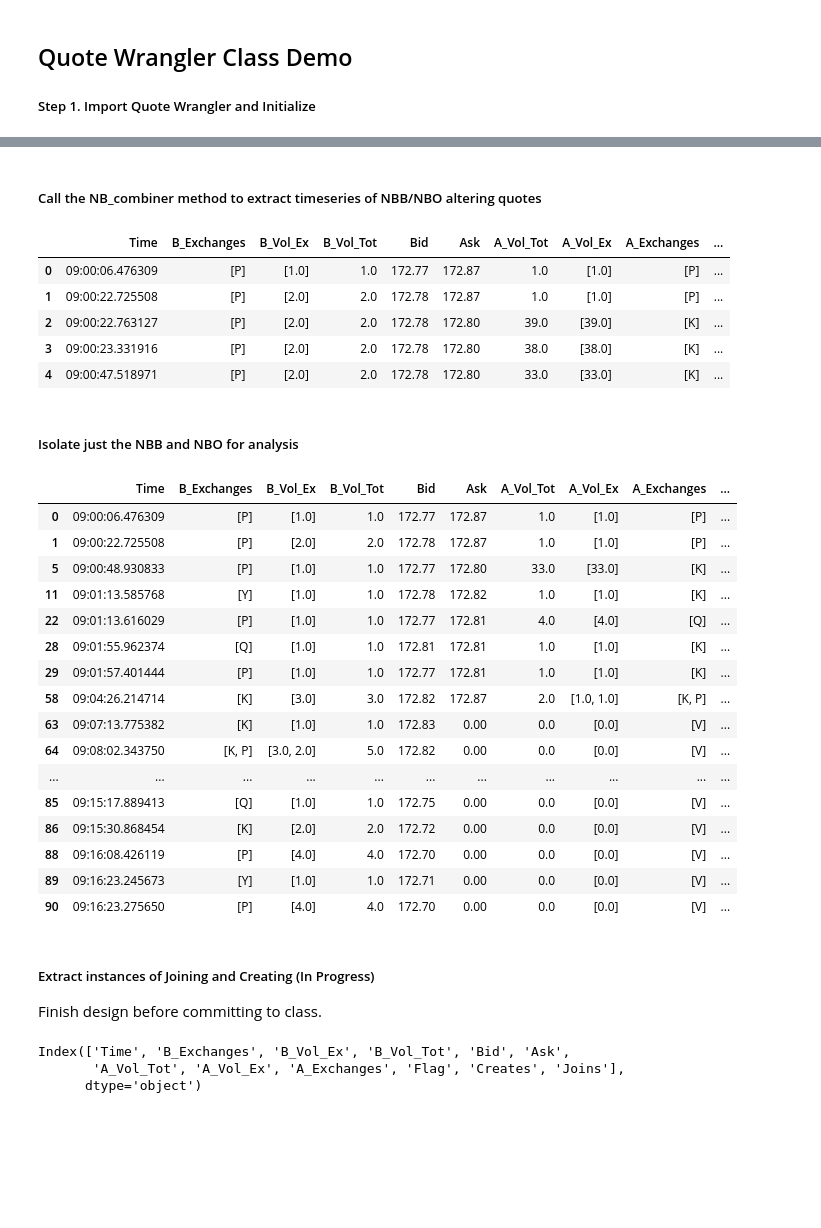
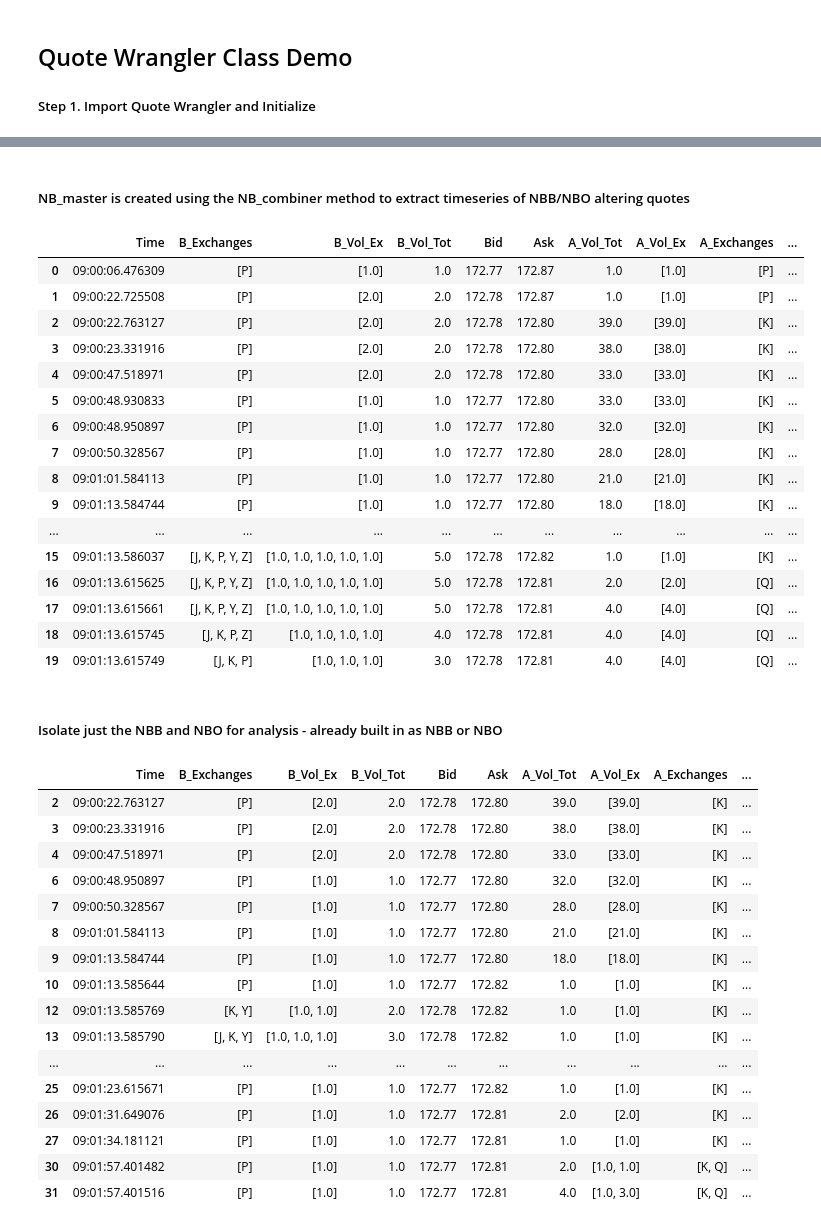
Before and after one commit to kevinramlal/QuotingBehaviour, a Jupyter notebook: TAQ/Notebooks/TAQ Quote Wrangler Demo.ipynb, the cells around one changed output, grey strips where cells are left out. Drawn from its saved outputs; the diff is of its cells as text; code cells hidden in the pictures; blank space fills up the shorter version.

Commit message:
Creating and Joining

```diff
--- a/TAQ/Notebooks/TAQ Quote Wrangler Demo.ipynb
+++ b/TAQ/Notebooks/TAQ Quote Wrangler Demo.ipynb
@@ -31,4 +31,4 @@ class Quote_Wrangler(builtins.object)
  |  __weakref__
  |      list of weak references to the object (if defined)
 # %% [markdown]
-##### Call the NB_combiner method to extract timeseries of NBB/NBO altering quotes
+##### NB_master is created using the NB_combiner method to extract timeseries of NBB/NBO altering quotes
@@ -37,11 +35,22 @@ AAPL_NBBO = AAPL_QW.NB_combiner()
-# %%
-AAPL_NBBO.head()
-# %% [output]
-|  | Time | B_Exchanges | B_Vol_Ex | B_Vol_Tot | Bid | Ask | A_Vol_Tot | A_Vol_Ex | A_Exchanges | ... |
-| 0 | 09:00:06.476309 | [P] | [1.0] | 1.0 | 172.77 | 172.87 | 1.0 | [1.0] | [P] | ... |
-| 1 | 09:00:22.725508 | [P] | [2.0] | 2.0 | 172.78 | 172.87 | 1.0 | [1.0] | [P] | ... |
-| 2 | 09:00:22.763127 | [P] | [2.0] | 2.0 | 172.78 | 172.80 | 39.0 | [39.0] | [K] | ... |
-| 3 | 09:00:23.331916 | [P] | [2.0] | 2.0 | 172.78 | 172.80 | 38.0 | [38.0] | [K] | ... |
-| 4 | 09:00:47.518971 | [P] | [2.0] | 2.0 | 172.78 | 172.80 | 33.0 | [33.0] | [K] | ... |
+# %%
+AAPL_QW.NB_master.head(20)
+# %% [output]
+|  | Time | B_Exchanges | B_Vol_Ex | B_Vol_Tot | Bid | Ask | A_Vol_Tot | A_Vol_Ex | A_Exchanges | ... |
+| 0 | 09:00:06.476309 | [P] | [1.0] | 1.0 | 172.77 | 172.87 | 1.0 | [1.0] | [P] | ... |
+| 1 | 09:00:22.725508 | [P] | [2.0] | 2.0 | 172.78 | 172.87 | 1.0 | [1.0] | [P] | ... |
+| 2 | 09:00:22.763127 | [P] | [2.0] | 2.0 | 172.78 | 172.80 | 39.0 | [39.0] | [K] | ... |
+| 3 | 09:00:23.331916 | [P] | [2.0] | 2.0 | 172.78 | 172.80 | 38.0 | [38.0] | [K] | ... |
+| 4 | 09:00:47.518971 | [P] | [2.0] | 2.0 | 172.78 | 172.80 | 33.0 | [33.0] | [K] | ... |
+| 5 | 09:00:48.930833 | [P] | [1.0] | 1.0 | 172.77 | 172.80 | 33.0 | [33.0] | [K] | ... |
+| 6 | 09:00:48.950897 | [P] | [1.0] | 1.0 | 172.77 | 172.80 | 32.0 | [32.0] | [K] | ... |
+| 7 | 09:00:50.328567 | [P] | [1.0] | 1.0 | 172.77 | 172.80 | 28.0 | [28.0] | [K] | ... |
+| 8 | 09:01:01.584113 | [P] | [1.0] | 1.0 | 172.77 | 172.80 | 21.0 | [21.0] | [K] | ... |
+| 9 | 09:01:13.584744 | [P] | [1.0] | 1.0 | 172.77 | 172.80 | 18.0 | [18.0] | [K] | ... |
+| ... | ... | ... | ... | ... | ... | ... | ... | ... | ... | ... |
+| 15 | 09:01:13.586037 | [J, K, P, Y, Z] | [1.0, 1.0, 1.0, 1.0, 1.0] | 5.0 | 172.78 | 172.82 | 1.0 | [1.0] | [K] | ... |
+| 16 | 09:01:13.615625 | [J, K, P, Y, Z] | [1.0, 1.0, 1.0, 1.0, 1.0] | 5.0 | 172.78 | 172.81 | 2.0 | [2.0] | [Q] | ... |
+| 17 | 09:01:13.615661 | [J, K, P, Y, Z] | [1.0, 1.0, 1.0, 1.0, 1.0] | 5.0 | 172.78 | 172.81 | 4.0 | [4.0] | [Q] | ... |
+| 18 | 09:01:13.615745 | [J, K, P, Z] | [1.0, 1.0, 1.0, 1.0] | 4.0 | 172.78 | 172.81 | 4.0 | [4.0] | [Q] | ... |
+| 19 | 09:01:13.615749 | [J, K, P] | [1.0, 1.0, 1.0] | 3.0 | 172.78 | 172.81 | 4.0 | [4.0] | [Q] | ... |
 # %% [markdown]
-##### Isolate just the NBB and NBO for analysis
+##### Isolate just the NBB and NBO for analysis - already built in as NBB or NBO
@@ -51,29 +57,20 @@ NBO = AAPL_NBBO[AAPL_NBBO.Flag == 'NBO']
 # %%
-NBB.head(25)
+AAPL_QW.NBO.head(25)
 # %% [output]
 |  | Time | B_Exchanges | B_Vol_Ex | B_Vol_Tot | Bid | Ask | A_Vol_Tot | A_Vol_Ex | A_Exchanges | ... |
-| 0 | 09:00:06.476309 | [P] | [1.0] | 1.0 | 172.77 | 172.87 | 1.0 | [1.0] | [P] | ... |
-| 1 | 09:00:22.725508 | [P] | [2.0] | 2.0 | 172.78 | 172.87 | 1.0 | [1.0] | [P] | ... |
-| 5 | 09:00:48.930833 | [P] | [1.0] | 1.0 | 172.77 | 172.80 | 33.0 | [33.0] | [K] | ... |
-| 11 | 09:01:13.585768 | [Y] | [1.0] | 1.0 | 172.78 | 172.82 | 1.0 | [1.0] | [K] | ... |
-| 22 | 09:01:13.616029 | [P] | [1.0] | 1.0 | 172.77 | 172.81 | 4.0 | [4.0] | [Q] | ... |
-| 28 | 09:01:55.962374 | [Q] | [1.0] | 1.0 | 172.81 | 172.81 | 1.0 | [1.0] | [K] | ... |
-| 29 | 09:01:57.401444 | [P] | [1.0] | 1.0 | 172.77 | 172.81 | 1.0 | [1.0] | [K] | ... |
-| 58 | 09:04:26.214714 | [K] | [3.0] | 3.0 | 172.82 | 172.87 | 2.0 | [1.0, 1.0] | [K, P] | ... |
-| 63 | 09:07:13.775382 | [K] | [1.0] | 1.0 | 172.83 | 0.00 | 0.0 | [0.0] | [V] | ... |
-| 64 | 09:08:02.343750 | [K, P] | [3.0, 2.0] | 5.0 | 172.82 | 0.00 | 0.0 | [0.0] | [V] | ... |
+| 2 | 09:00:22.763127 | [P] | [2.0] | 2.0 | 172.78 | 172.80 | 39.0 | [39.0] | [K] | ... |
+| 3 | 09:00:23.331916 | [P] | [2.0] | 2.0 | 172.78 | 172.80 | 38.0 | [38.0] | [K] | ... |
+| 4 | 09:00:47.518971 | [P] | [2.0] | 2.0 | 172.78 | 172.80 | 33.0 | [33.0] | [K] | ... |
+| 6 | 09:00:48.950897 | [P] | [1.0] | 1.0 | 172.77 | 172.80 | 32.0 | [32.0] | [K] | ... |
+| 7 | 09:00:50.328567 | [P] | [1.0] | 1.0 | 172.77 | 172.80 | 28.0 | [28.0] | [K] | ... |
+| 8 | 09:01:01.584113 | [P] | [1.0] | 1.0 | 172.77 | 172.80 | 21.0 | [21.0] | [K] | ... |
+| 9 | 09:01:13.584744 | [P] | [1.0] | 1.0 | 172.77 | 172.80 | 18.0 | [18.0] | [K] | ... |
+| 10 | 09:01:13.585644 | [P] | [1.0] | 1.0 | 172.77 | 172.82 | 1.0 | [1.0] | [K] | ... |
+| 12 | 09:01:13.585769 | [K, Y] | [1.0, 1.0] | 2.0 | 172.78 | 172.82 | 1.0 | [1.0] | [K] | ... |
+| 13 | 09:01:13.585790 | [J, K, Y] | [1.0, 1.0, 1.0] | 3.0 | 172.78 | 172.82 | 1.0 | [1.0] | [K] | ... |
 | ... | ... | ... | ... | ... | ... | ... | ... | ... | ... | ... |
-| 85 | 09:15:17.889413 | [Q] | [1.0] | 1.0 | 172.75 | 0.00 | 0.0 | [0.0] | [V] | ... |
-| 86 | 09:15:30.868454 | [K] | [2.0] | 2.0 | 172.72 | 0.00 | 0.0 | [0.0] | [V] | ... |
-| 88 | 09:16:08.426119 | [P] | [4.0] | 4.0 | 172.70 | 0.00 | 0.0 | [0.0] | [V] | ... |
-| 89 | 09:16:23.245673 | [Y] | [1.0] | 1.0 | 172.71 | 0.00 | 0.0 | [0.0] | [V] | ... |
-| 90 | 09:16:23.275650 | [P] | [4.0] | 4.0 | 172.70 | 0.00 | 0.0 | [0.0] | [V] | ... |
+| 25 | 09:01:23.615671 | [P] | [1.0] | 1.0 | 172.77 | 172.82 | 1.0 | [1.0] | [K] | ... |
+| 26 | 09:01:31.649076 | [P] | [1.0] | 1.0 | 172.77 | 172.81 | 2.0 | [2.0] | [K] | ... |
+| 27 | 09:01:34.181121 | [P] | [1.0] | 1.0 | 172.77 | 172.81 | 1.0 | [1.0] | [K] | ... |
+| 30 | 09:01:57.401482 | [P] | [1.0] | 1.0 | 172.77 | 172.81 | 2.0 | [1.0, 1.0] | [K, Q] | ... |
+| 31 | 09:01:57.401516 | [P] | [1.0] | 1.0 | 172.77 | 172.81 | 4.0 | [1.0, 3.0] | [K, Q] | ... |
-# %% [markdown]
-##### Extract instances of Joining and Creating (In Progress)
-Finish design before committing to class.
-# %%
-NBB.columns
-# %% [output]
-Index(['Time', 'B_Exchanges', 'B_Vol_Ex', 'B_Vol_Tot', 'Bid', 'Ask',
-       'A_Vol_Tot', 'A_Vol_Ex', 'A_Exchanges', 'Flag', 'Creates', 'Joins'],
-      dtype='object')
```
Also changed, not shown: parts of 10 cells of this notebook, 1 other file.
